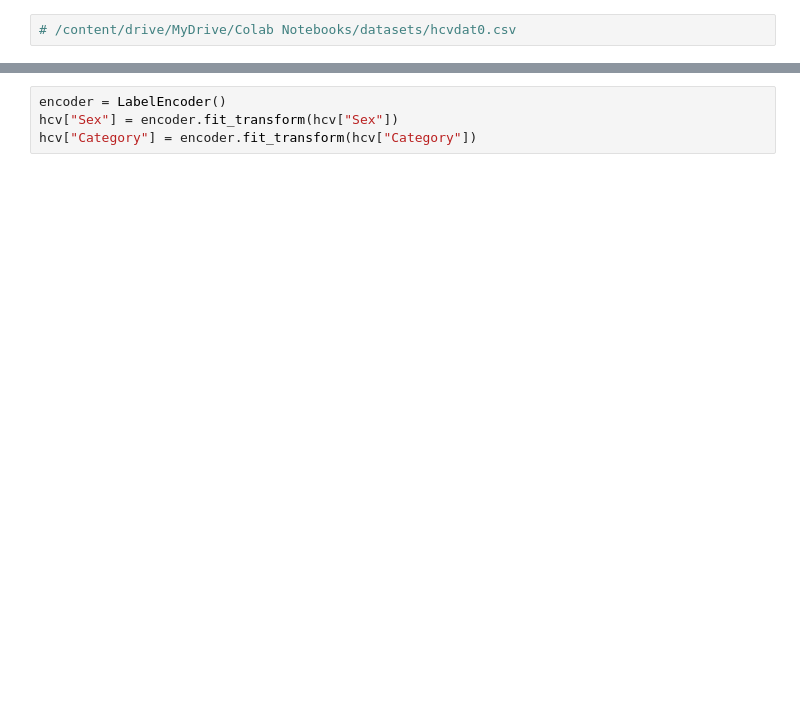
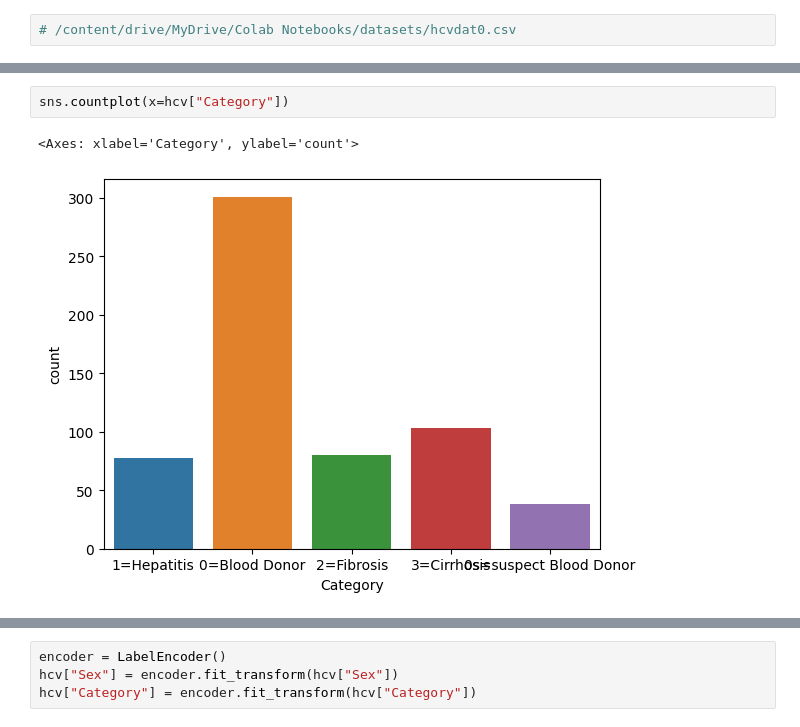
Before and after one commit to 11jolek11/BigDataHCVproject, a Jupyter notebook: BigDataHCV.ipynb, the cells around one changed output, grey strips where cells are left out. Saved outputs shown, nothing was run; the diff lists cells and outputs as text; blank space fills up the shorter version.

```diff
--- a/BigDataHCV.ipynb
+++ b/BigDataHCV.ipynb
@@ -35,3 +55,8 @@ hcv[hcv.isna().any(axis=1)]
+# %%
+sns.countplot(x=hcv["Category"])
+# %% [output]
+<Axes: xlabel='Category', ylabel='count'>
+[figure, added]
 # %%
 sns.heatmap(hcv.corr(), annot=True, cmap='rainbow')
 # ALP CHOL
```
Also changed, not shown: parts of 9 cells of this notebook.
